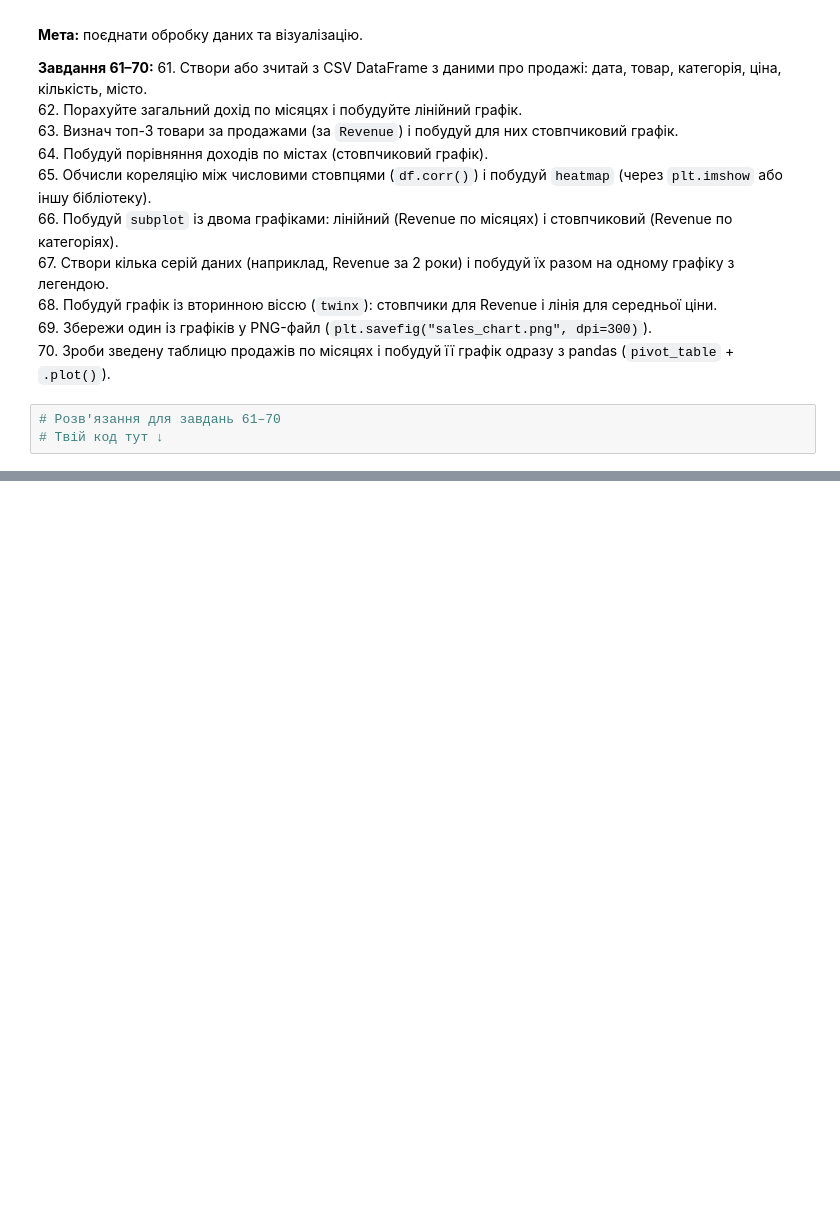
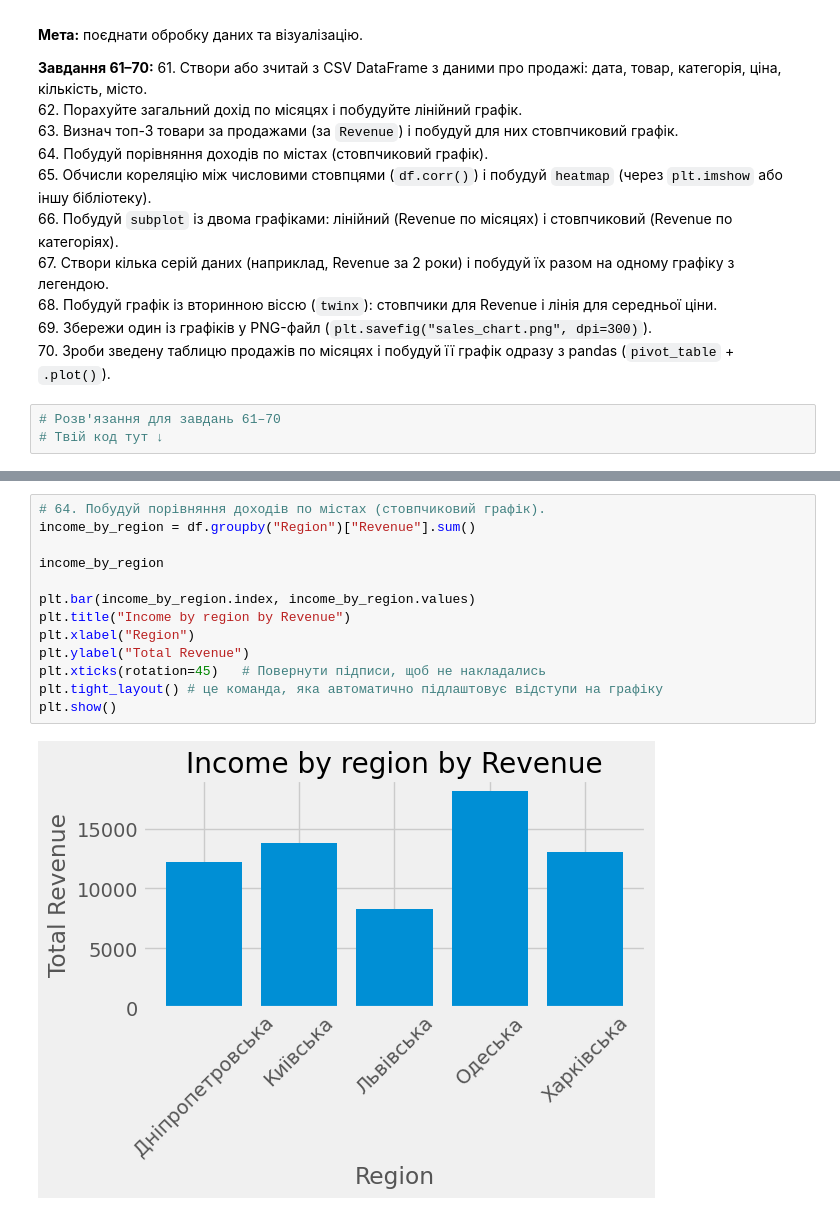
Before and after one commit to SvitlanaShustur/test-tasks-Python-DTA, a Jupyter notebook: pandas_matplotlib_practice.ipynb, the cells around one changed output, grey strips where cells are left out. Cells and saved outputs as stored; diff of their text form; blank space fills up the shorter version.

```diff
--- a/pandas_matplotlib_practice.ipynb
+++ b/pandas_matplotlib_practice.ipynb
@@ -1016,0 +1089,15 @@ plt.show()
+# %%
+# 64. Побудуй порівняння доходів по містах (стовпчиковий графік).
+income_by_region = df.groupby("Region")["Revenue"].sum()
+
+income_by_region
+
+plt.bar(income_by_region.index, income_by_region.values)
+plt.title("Income by region by Revenue")
+plt.xlabel("Region")
+plt.ylabel("Total Revenue")
+plt.xticks(rotation=45)   # Повернути підписи, щоб не накладались
+plt.tight_layout() # це команда, яка автоматично підлаштовує відступи на графіку
+plt.show()
+# %% [output]
+[figure, added]
```
Also changed, not shown: parts of 16 cells of this notebook.
